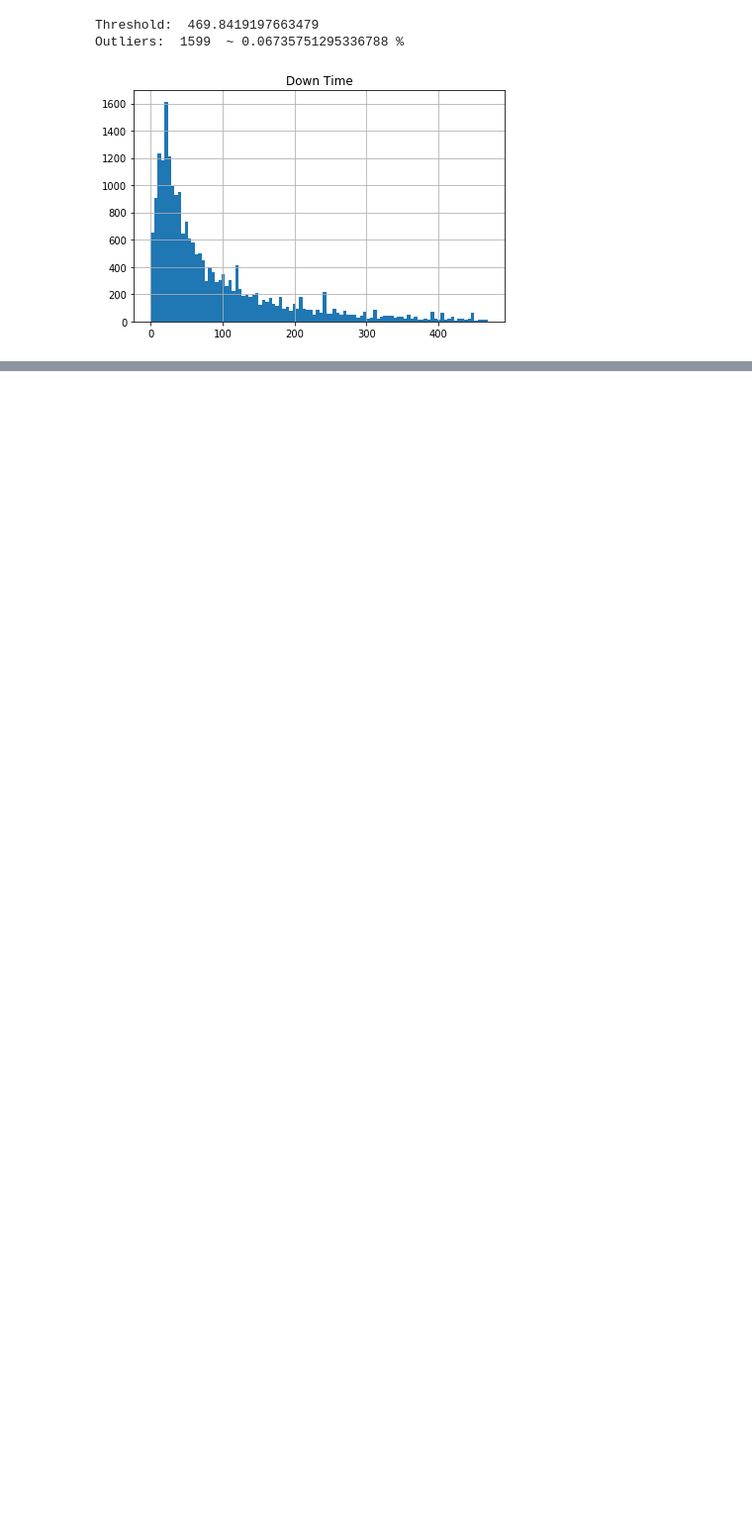
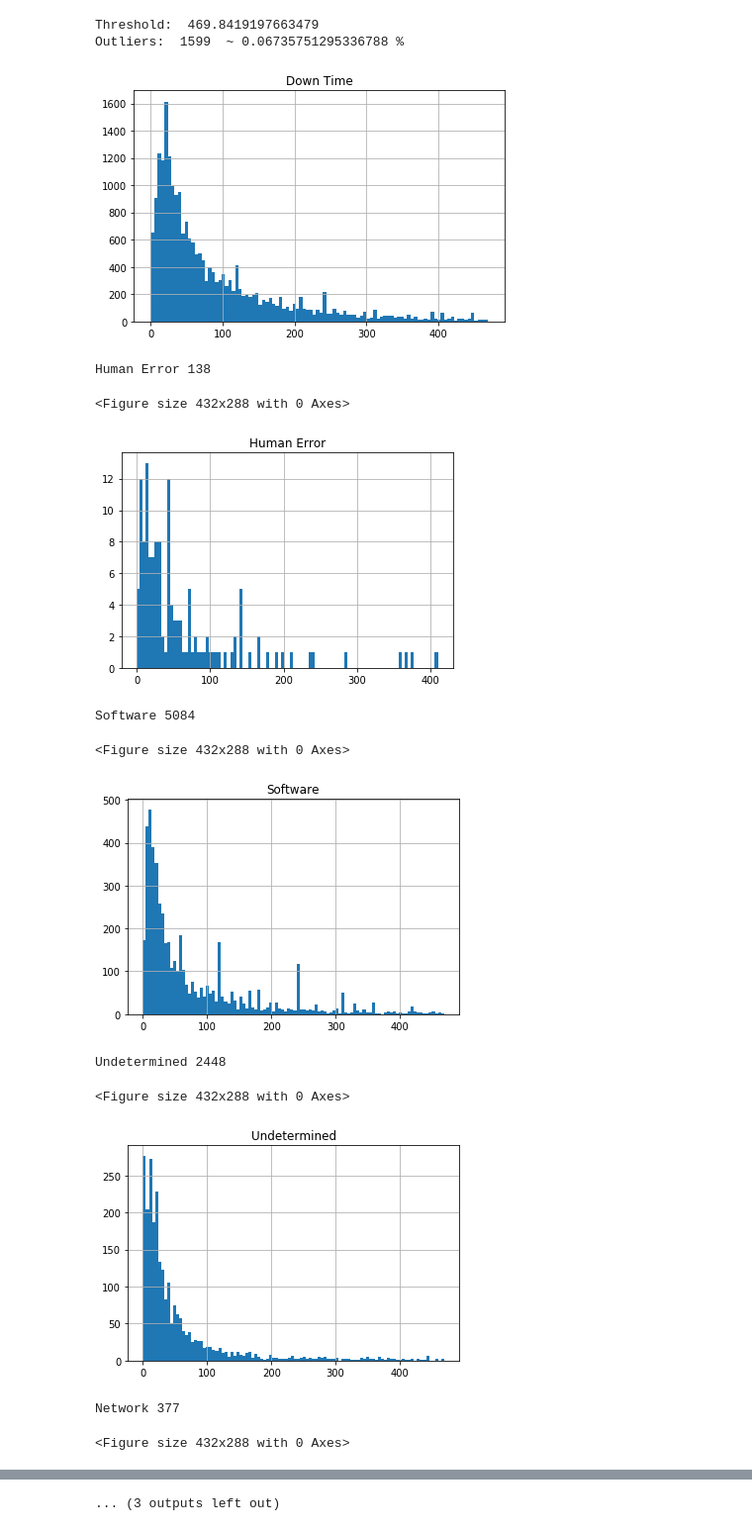
Before and after one commit to nhorcher/541_final_project, a Jupyter notebook: LANL_Analysis.ipynb, the cells around one changed output, grey strips where cells are left out. Shown at 99% size. Drawn from its saved outputs; the diff is of its cells as text; code cells hidden in the pictures; blank space fills up the shorter version.

```diff
--- a/LANL_Analysis.ipynb
+++ b/LANL_Analysis.ipynb
@@ -189,7 +218,7 @@ outliers = len(date_sort.loc[date_sort["Down Time"] > threshold])
 print("Threshold: ", threshold)
 print("Outliers: ", outliers, " ~", (outliers/down_time_count), "%")
 
-down_time_clean = date_sort.loc[date_sort["Down Time"] <= threshold]
+down_time_clean = date_sort[date_sort["Down Time"] <= threshold]
 down_time_clean.hist(column="Down Time", bins=100)
 
 plt.tight_layout()
@@ -198,3 +227,31 @@ plt.show()
 Threshold:  469.8419197663479
 Outliers:  1599  ~ 0.06735751295336788 %
 [figure]
+# %%
+# errors by type
+# Network, Software, Undetermined, Human Error
+down_types = ["Human Error", "Software", "Undetermined", "Network", "Hardware"]
+for i in down_types:
+    type_hist = down_time_clean[[i, "Down Time"]].dropna()
+    plt.figure()
+    type_hist.hist(["Down Time"], bins=100)
+    plt.title(i)
+    print(i, len(type_hist))
+    plt.show()
+
+# human_error = date_sort.loc[date_sort["Human Error"] != "nan"]
+# software = date_sort.loc[date_sort["Software"] != "nan"]
+# undetermined = date_sort.loc[date_sort["Undetermined"] != "nan"]
+# network = date_sort.loc[date_sort["Network"] != "nan"]
+# %% [output]
+Human Error 138
+<Figure size 432x288 with 0 Axes>
+[figure, added]
+Software 5084
+<Figure size 432x288 with 0 Axes>
+[figure, added]
+Undetermined 2448
+<Figure size 432x288 with 0 Axes>
+[figure, added]
+Network 377
+<Figure size 432x288 with 0 Axes>
@@ -200,0 +259 @@ Outliers:  1599  ~ 0.06735751295336788 %
+... (3 outputs left out)
```
Also changed, not shown: parts of 25 cells of this notebook.
